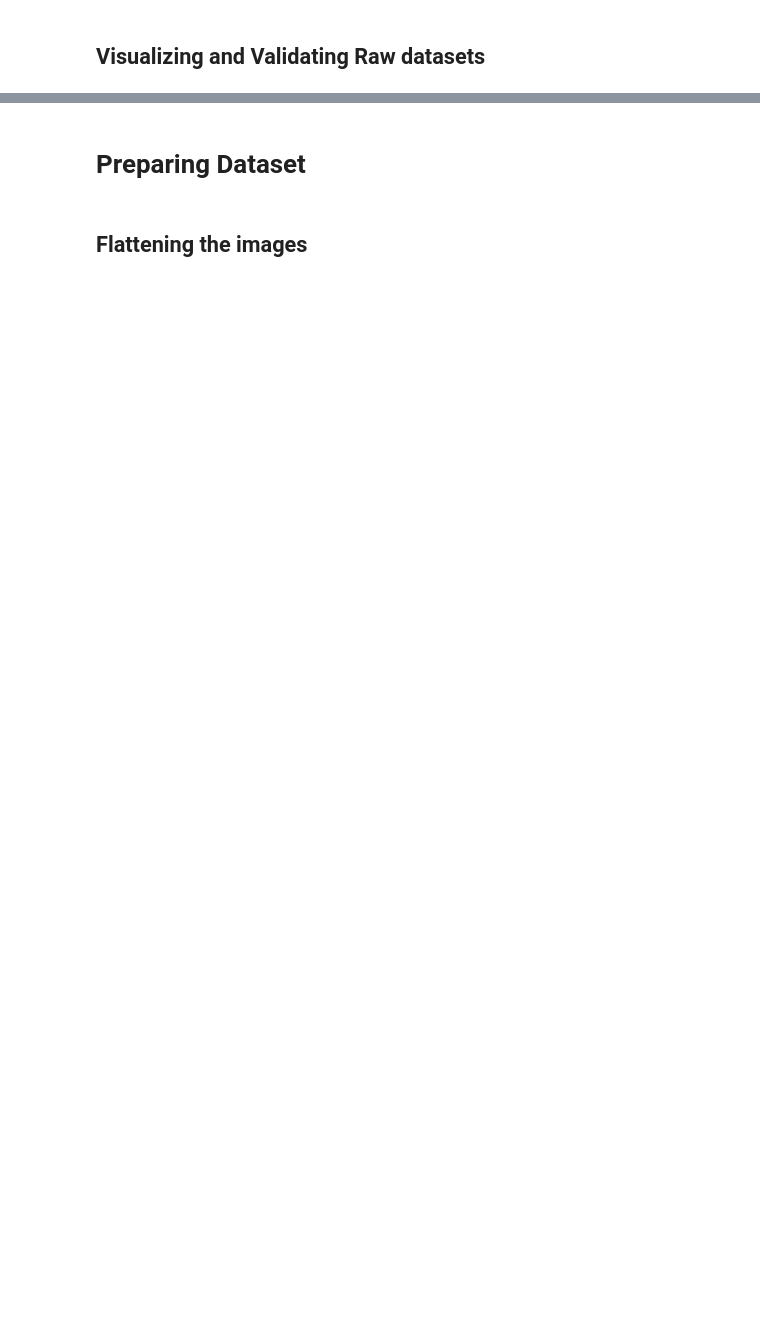
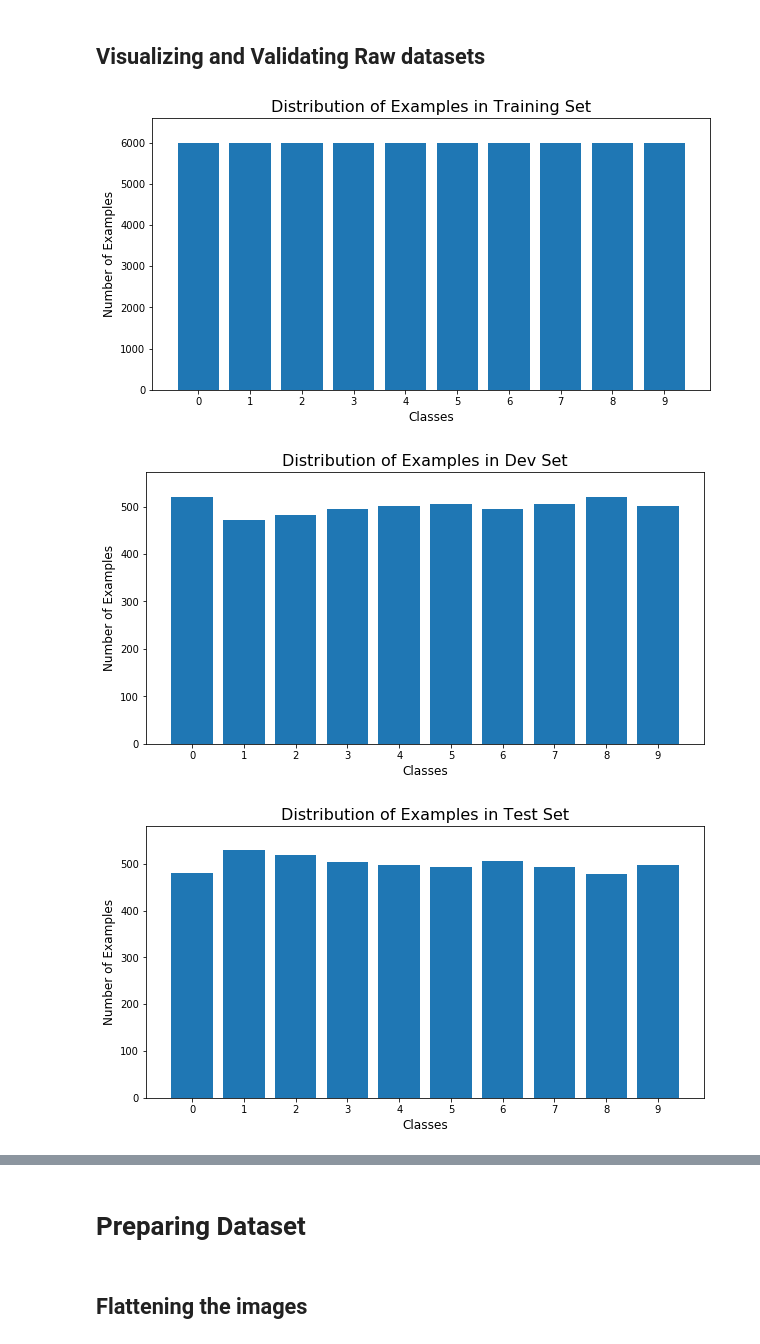
Before and after one commit to kattelsameer/HandWritten-Digit-Recognition-using-Deep-Learning, a Jupyter notebook: 9. Final Project/dataPrep.ipynb, the cells around one changed output, grey strips where cells are left out. Saved outputs shown, nothing was run; the diff lists cells and outputs as text; code cells hidden in the pictures; blank space fills up the shorter version.

```diff
--- a/9. Final Project/dataPrep.ipynb
+++ b/9. Final Project/dataPrep.ipynb
@@ -298,7 +395,7 @@ def load_dataset(dataset, size_in_per = 100):
 dataset_size_in_per = 100
 
 toc = time.time()
-train_x_orig, train_y_orig, test_x_orig, test_y_orig = load_dataset(dataset = "mnist", size_in_per = dataset_size_in_per)
+train_x_orig, train_y_orig, test_x_orig, test_y_orig = load_dataset(dataset = "fashion_mnist", size_in_per = dataset_size_in_per)
 
 tic = time.time()
 #displaying the retrival info
@@ -394,34 +483,32 @@ print("=================================================================")
 ## Visualizing and Validating Raw datasets
 # %%
 #dataset visualization using charts
-def visual_charts(train_y_orig, dev_y_orig, test_y_orig):
-    """
-        Plots bar graph showing the number of examples in each class
+def visualize_data_distribution(y_orig, dataset_type):
+    """Plots bar graph showing the distribution of examples in each class
 
         Arguments:
-            trainy_orig - labels of training set
-            dev_y_orig - labels of dev set
-            test_y_orig - labels of test set
+            y_orig (numpy.ndarray): labels of dev set
+            dataset_type(str): type of dataset, can be training, dev or test
+
+        Example:
+            >>> visualize_data_distribution(train_y, dataset_type = "training")
     """
-    datasets = {"Training Set":train_y_orig,"Dev Set": dev_y_orig,"Test Set": test_y_orig}
-
     #setting the plot style
-    plt.style.use('seaborn')
+#     plt.style.use('seaborn')
 
     #creating subplots
-    fig, axes = plt.subplots(nrows=3, ncols=1,figsize=(10,15))
-    fig.subplots_adjust(hspace=.2)
+    fig, axes = plt.subplots(figsize=(10,5))
     i = 0
 
     #plotting the bar graph for each dataset labels
-    for dataset,datalabel in datasets.items():
-        unique, counts = np.unique(datalabel, return_counts=True)
-        axes[i].bar(unique, counts)
-        max_value = np.max(counts)
-        axes[i].set(xticks = unique, ylim = (0,max_value + max_value // 10))
-        axes[i].set_title("Number of Examples in " + dataset , fontsize = 16)
-        axes[i].set_xlabel("Classes", fontsize = 12)
-        axes[i].set_ylabel("Number of Examples", fontsize = 12)
-        i += 1
+    unique, counts = np.unique(y_orig, return_counts=True)
+    axes.bar(unique, counts)
+    max_value = np.max(counts)
+    axes.set(xticks = unique, ylim = (0,max_value + max_value // 10))
+    axes.set_title("Distribution of Examples in %s Set"%dataset_type.capitalize() , fontsize = 16)
+    axes.set_xlabel("Classes", fontsize = 12)
+    axes.set_ylabel("Number of Examples", fontsize = 12)
+
+    i += 1
 
     plt.show()
@@ -431,0 +515,8 @@ visual_charts(train_y_sample, dev_y_sample, test_y_sample)
+# %%
+visualize_data_distribution(train_y_orig, dataset_type = "training")
+visualize_data_distribution(dev_y_split,  dataset_type = "dev")
+visualize_data_distribution(test_y_split,  dataset_type = "test")
+# %% [output]
+[figure, added]
+[figure, added]
+[figure, added]
```
Also changed, not shown: parts of 35 cells of this notebook, 1 other file.
